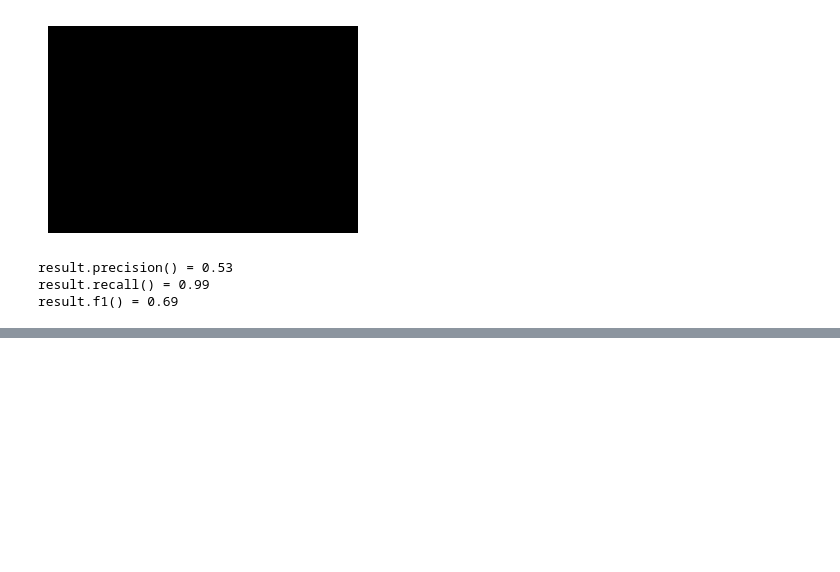
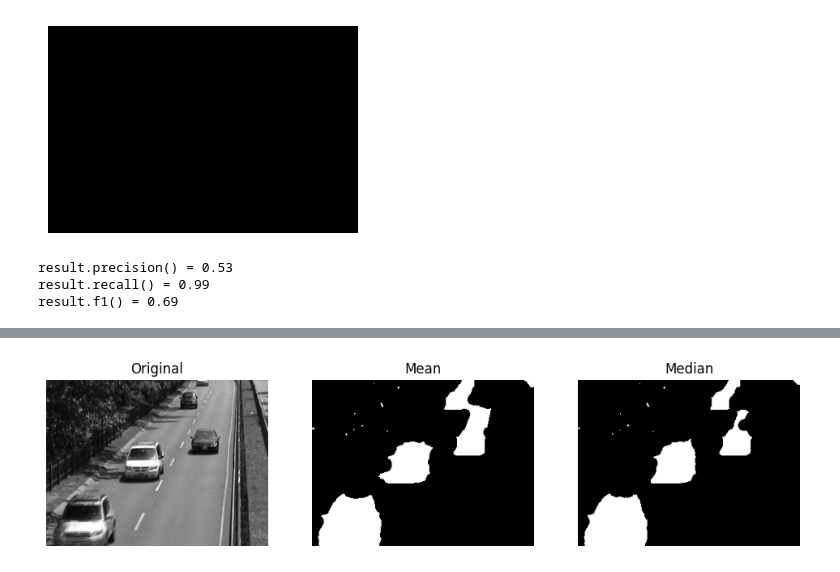
Before and after one commit to marcinwolder/zaawansowane-algorytmy-wizyjne, a Jupyter notebook: lab03/lab03.ipynb, the cells around one changed output, grey strips where cells are left out. Saved outputs shown, nothing was run; the diff lists cells and outputs as text; code cells hidden in the pictures; blank space fills up the shorter version.

```diff
--- a/lab03/lab03.ipynb
+++ b/lab03/lab03.ipynb
@@ -192,0 +268,2 @@ def pipeline_3_1(dataset: DataSet):
+# %%
+results = pipeline_3_1(DataSet.HIGHWAY)
@@ -192,0 +279,4 @@ def pipeline_3_1(dataset: DataSet):
+# %%
+show_sequence(results, 'gray', 1/300, titles=("Original", "Mean", "Median",))
+# %% [output]
+[figure, added]
```
Also changed, not shown: parts of 7 cells of this notebook.
